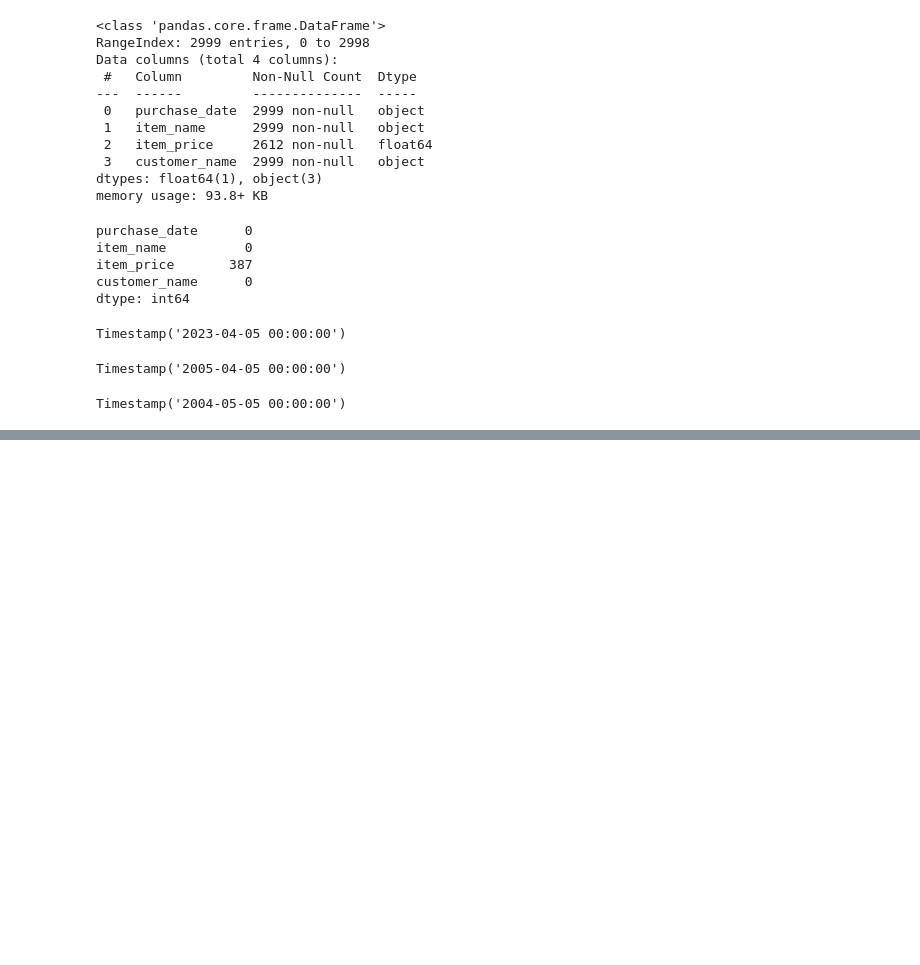
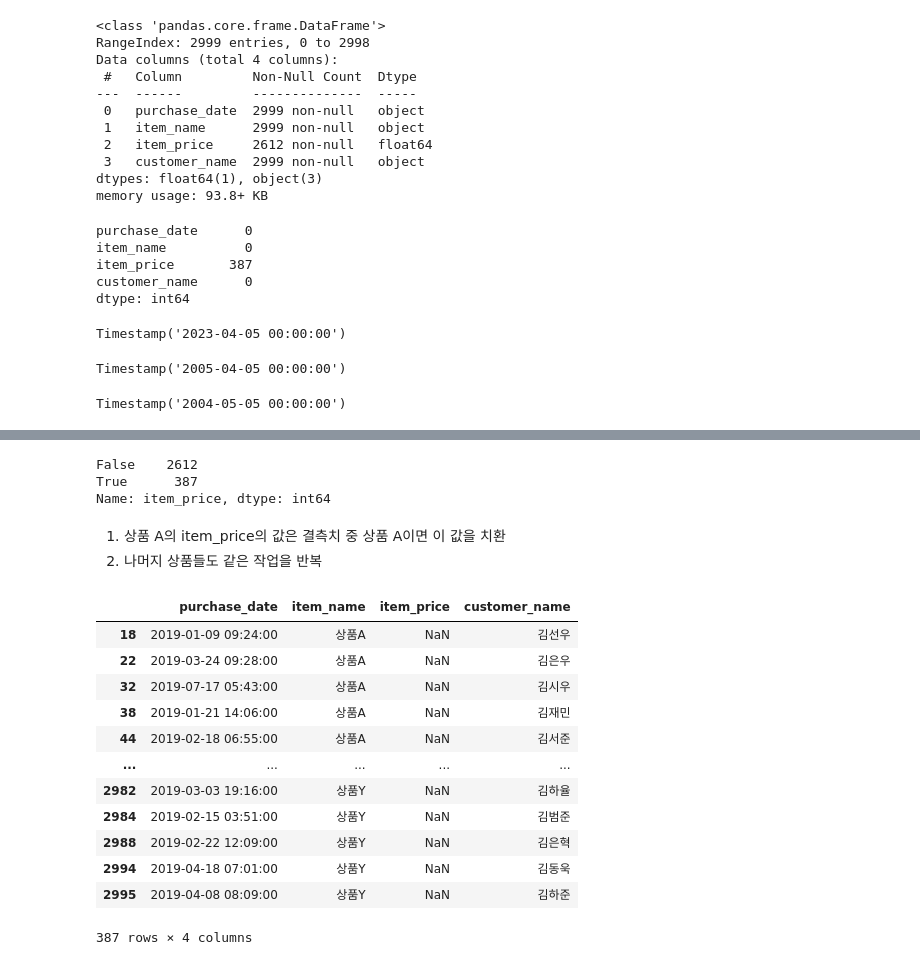
Before and after one commit to iamtaewon/python_01, a Jupyter notebook: 20230405/02_uriage.ipynb, the cells around one changed output, grey strips where cells are left out. Saved outputs shown, nothing was run; the diff lists cells and outputs as text; code cells hidden in the pictures; blank space fills up the shorter version.

```diff
--- a/20230405/02_uriage.ipynb
+++ b/20230405/02_uriage.ipynb
@@ -188,0 +225,10 @@ Name: customer_name, Length: 2999, dtype: object
+# %%
+# item_price의 결측치 확인
+uriage['item_price'].isna().value_counts()
+# %% [output]
+False    2612
+True      387
+Name: item_price, dtype: int64
+# %% [markdown]
+1. 상품 A의 item_price의 값은 결측치 중 상품 A이면 이 값을 치환
+2. 나머지 상품들도 같은 작업을 반복
@@ -188,0 +243,17 @@ Name: customer_name, Length: 2999, dtype: object
+# %%
+# 결측치인 값들을 출력
+uriage.loc[flg_null]
+# %% [output]
+|  | purchase_date | item_name | item_price | customer_name |
+| 18 | 2019-01-09 09:24:00 | 상품A | NaN | 김선우 |
+| 22 | 2019-03-24 09:28:00 | 상품A | NaN | 김은우 |
+| 32 | 2019-07-17 05:43:00 | 상품A | NaN | 김시우 |
+| 38 | 2019-01-21 14:06:00 | 상품A | NaN | 김재민 |
+| 44 | 2019-02-18 06:55:00 | 상품A | NaN | 김서준 |
+| ... | ... | ... | ... | ... |
+| 2982 | 2019-03-03 19:16:00 | 상품Y | NaN | 김하율 |
+| 2984 | 2019-02-15 03:51:00 | 상품Y | NaN | 김범준 |
+| 2988 | 2019-02-22 12:09:00 | 상품Y | NaN | 김은혁 |
+| 2994 | 2019-04-18 07:01:00 | 상품Y | NaN | 김동욱 |
+| 2995 | 2019-04-08 08:09:00 | 상품Y | NaN | 김하준 |
+387 rows × 4 columns
```
Also changed, not shown: parts of 30 cells of this notebook.
